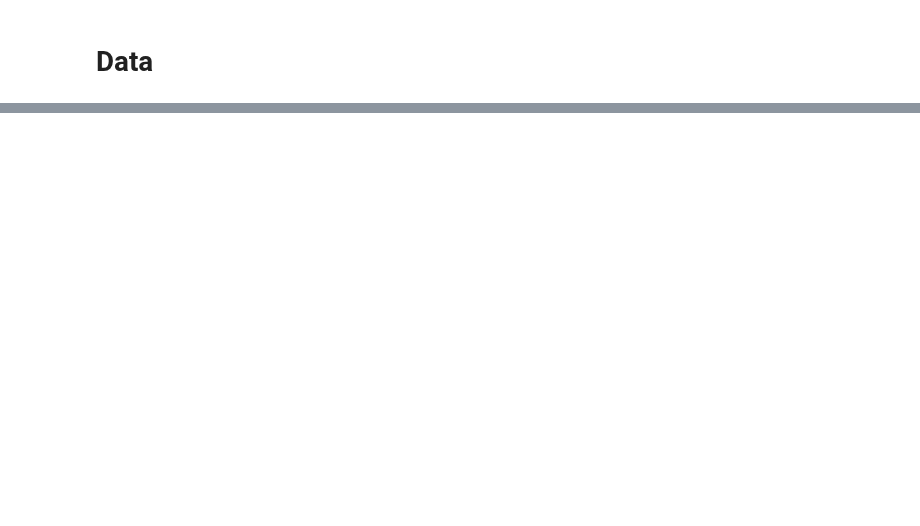
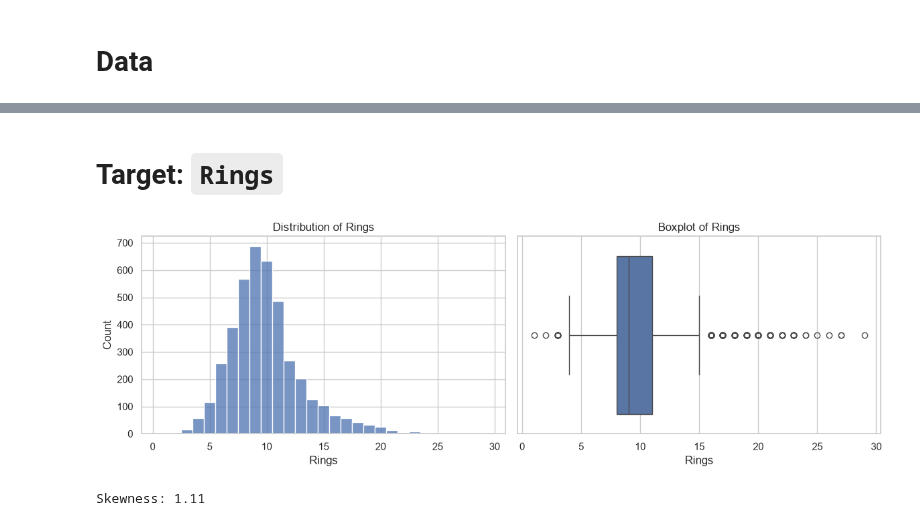
Before and after one commit to Spaard/xhec-mlops-2026-project, a Jupyter notebook: notebooks/eda.ipynb, the cells around one changed output, grey strips where cells are left out. Cells and saved outputs as stored; diff of their text form; code cells hidden in the pictures; blank space fills up the shorter version.

```diff
--- a/notebooks/eda.ipynb
+++ b/notebooks/eda.ipynb
@@ -20,3 +13,11 @@ The autoreload extension is already loaded. To reload it, use:
+# %%
+import matplotlib.pyplot as plt
+import pandas as pd
+import seaborn as sns
+from skrub import TableReport
+
+pd.set_option("display.max_columns", 500)
+sns.set_theme(style="whitegrid", palette="deep")
 # %% [markdown]
 # Data
 # %%
@@ -34,0 +105,14 @@ df.head(5)
+# %% [markdown]
+# Target: `Rings`
+# %%
+fig, axes = plt.subplots(1, 2, figsize=(12, 4))
+sns.histplot(df["Rings"], discrete=True, ax=axes[0])
+axes[0].set_title("Distribution of Rings")
+sns.boxplot(x=df["Rings"], ax=axes[1])
+axes[1].set_title("Boxplot of Rings")
+plt.tight_layout()
+plt.show()
+print(f"Skewness: {df['Rings'].skew():.2f}")
+# %% [output]
+[figure, added]
+Skewness: 1.11
```
Also changed, not shown: parts of 29 cells of this notebook, 2 other files.
